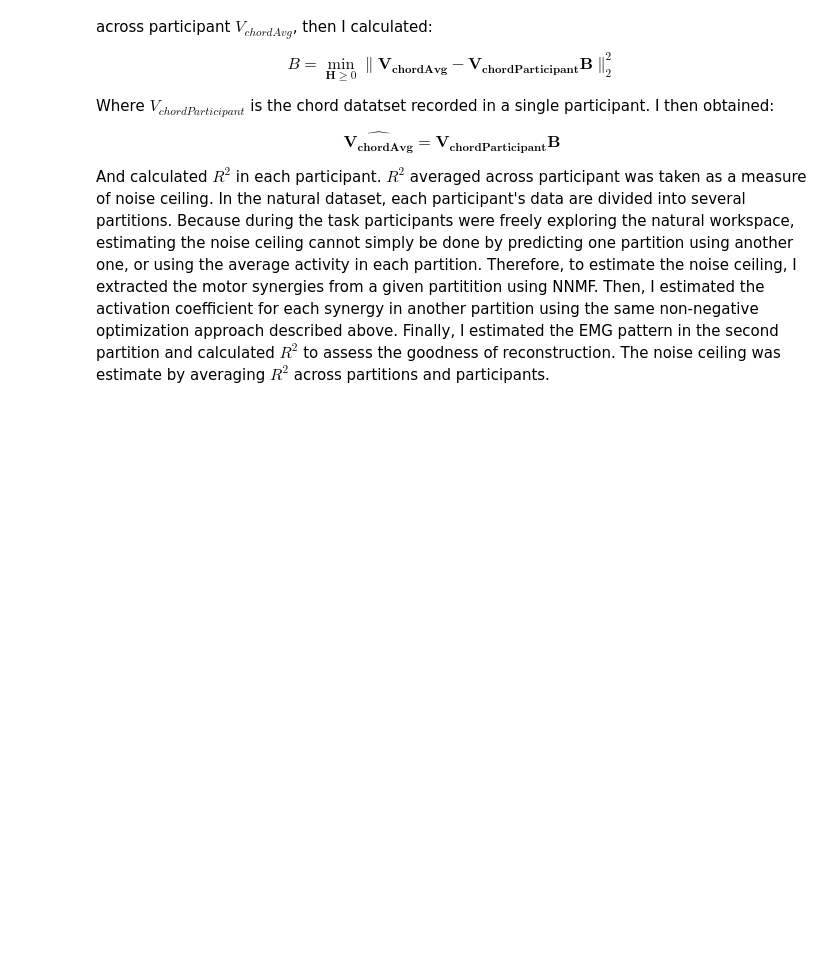
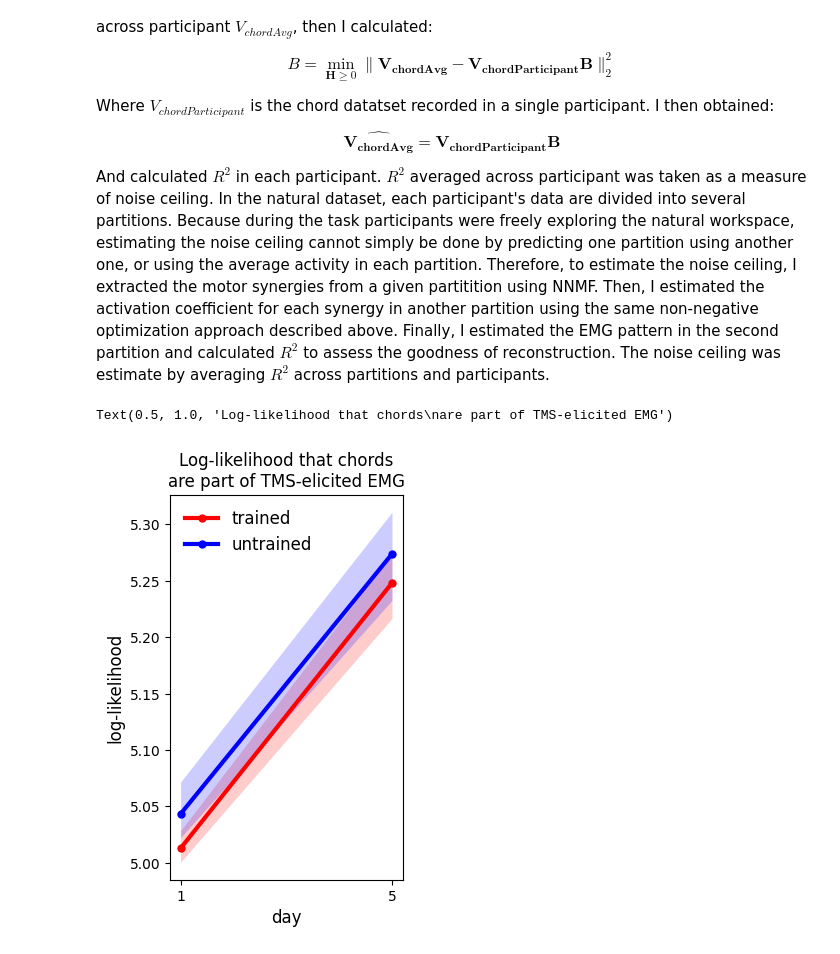
Before and after one commit to mnlmrc/extension-flexion-chords, a Jupyter notebook: notebooks/main.ipynb, the cells around one changed output. Cells and saved outputs as stored; diff of their text form; code cells hidden in the pictures; blank space fills up the shorter version.

```diff
--- a/notebooks/main.ipynb
+++ b/notebooks/main.ipynb
@@ -1213,20 +1213,26 @@ decor(axs=axs, fontsize=fontsize, ylim=(.2, .8), xlim=(0, .6), spines_width=2, x
 # %%
 experiment = 'efc3'
 
+participant_id = 'subj114'
+
 log_prob = pd.read_csv(os.path.join(gl.baseDir, experiment, 'log_prob.tsv'), sep='\t')
+log_prob = log_prob[log_prob['participant_id']==participant_id]
 log_prob['chordID'] = pd.Categorical(log_prob['chordID'])
 
 fig, axs = plt.subplots(figsize=(3, 5))
 
 sns.lineplot(log_prob, ax=axs, y='log_slope', x='day', hue='chord', palette=['red', 'blue'], marker='o', lw=3, markeredgecolor='none',err_kws={'lw': 0})
 
 axs.legend(frameon=False, fontsize=fontsize)
 
 axs.set_ylabel('log-likelihood', fontsize=fontsize)
 axs.set_xlabel('day', fontsize=fontsize)
 
 axs.set_xticks([1, 5])
 
 axs.set_title('Log-likelihood that chords\nare part of TMS-elicited EMG', fontsize=fontsize)
 
-decor(axs=axs, fontsize=fontsize, ylim=(5.5, 6.9), xlim=(1., 5.), spines_width=2, xbounds=(1, 5), ybounds=(5.6, 6.8))
+# decor(axs=axs, fontsize=fontsize, xlim=(1., 5.), spines_width=2, xbounds=(1, 5), ybounds=(5.6, 6.8))
+# %% [output]
+Text(0.5, 1.0, 'Log-likelihood that chords\nare part of TMS-elicited EMG')
+[figure, added]
```
Also changed, not shown: parts of 1 cell of this notebook, 2 other files.
